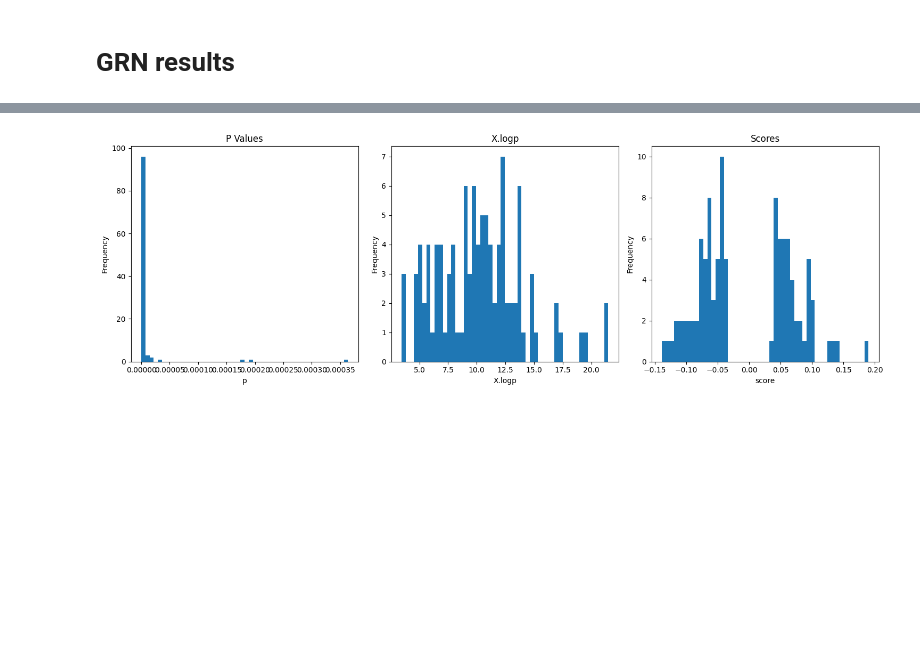
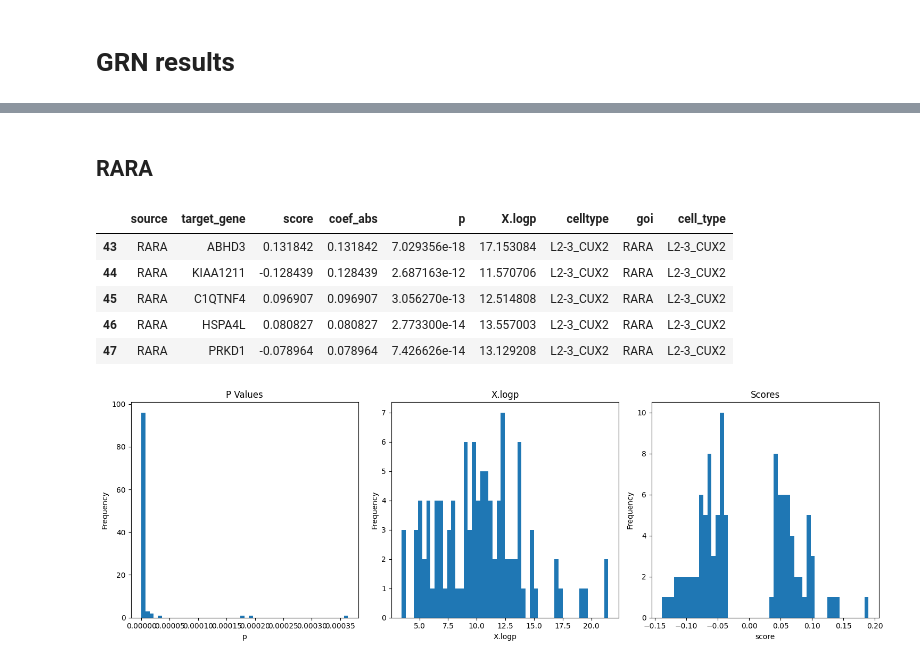
Before and after one commit to michal7kw/GeneScore, a Jupyter notebook: trimmed_GRN_derivation/10_examin_results.ipynb, the cells around one changed output, grey strips where cells are left out. Drawn from its saved outputs; the diff is of its cells as text; code cells hidden in the pictures; blank space fills up the shorter version.

```diff
--- a/trimmed_GRN_derivation/10_examin_results.ipynb
+++ b/trimmed_GRN_derivation/10_examin_results.ipynb
@@ -171,3 +201,14 @@ GRN scores sample:
+# %% [markdown]
+## RARA
+# %%
+grn_scores[grn_scores['goi'] == 'RARA'].head()
+# %% [output]
+|  | source | target_gene | score | coef_abs | p | X.logp | celltype | goi | cell_type |
+| 43 | RARA | ABHD3 | 0.131842 | 0.131842 | 7.029356e-18 | 17.153084 | L2-3_CUX2 | RARA | L2-3_CUX2 |
+| 44 | RARA | KIAA1211 | -0.128439 | 0.128439 | 2.687163e-12 | 11.570706 | L2-3_CUX2 | RARA | L2-3_CUX2 |
+| 45 | RARA | C1QTNF4 | 0.096907 | 0.096907 | 3.056270e-13 | 12.514808 | L2-3_CUX2 | RARA | L2-3_CUX2 |
+| 46 | RARA | HSPA4L | 0.080827 | 0.080827 | 2.773300e-14 | 13.557003 | L2-3_CUX2 | RARA | L2-3_CUX2 |
+| 47 | RARA | PRKD1 | -0.078964 | 0.078964 | 7.426626e-14 | 13.129208 | L2-3_CUX2 | RARA | L2-3_CUX2 |
 # %%
 fig, axes = plt.subplots(1, 3, figsize=(15, 5))
 
```
Also changed, not shown: parts of 17 cells of this notebook, 11 other files.
